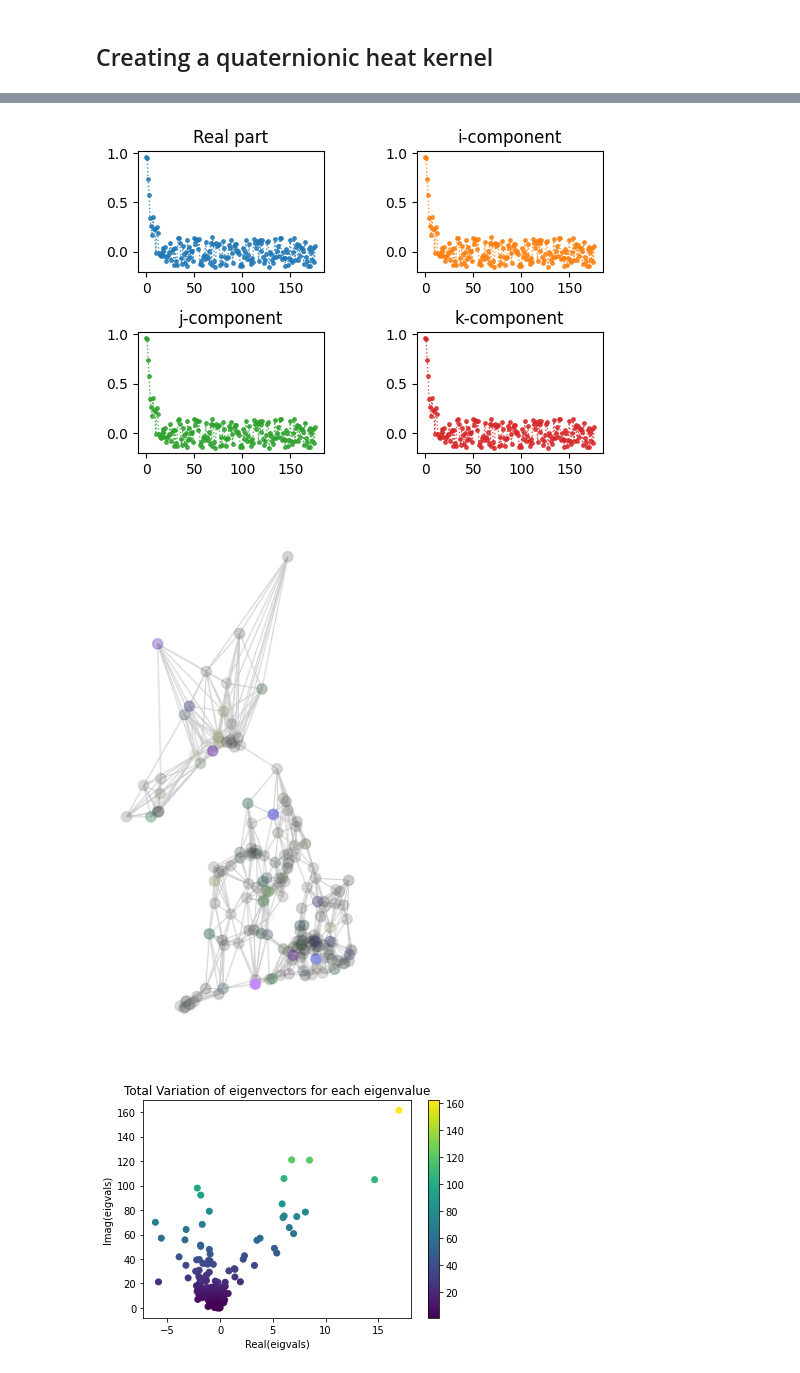
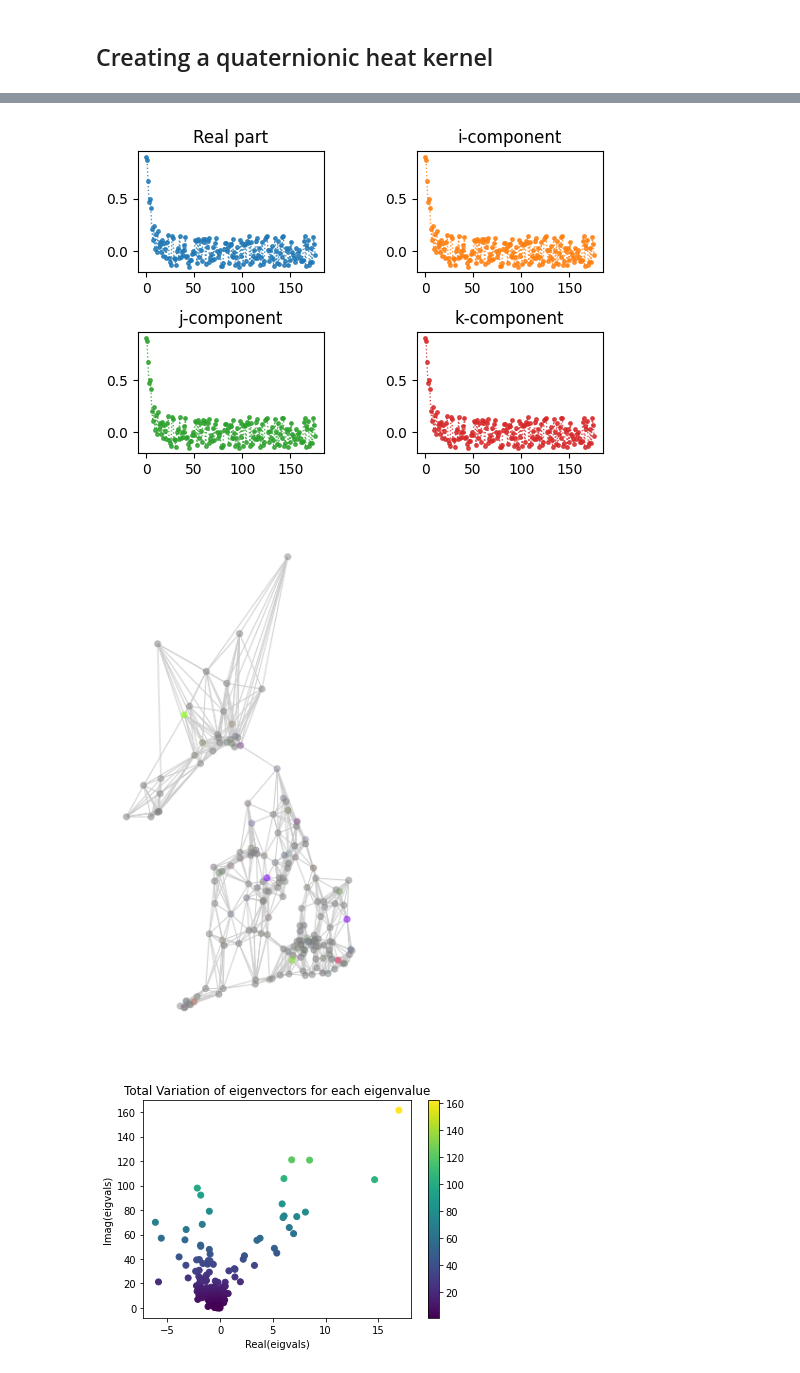
Before and after one commit to gboaviagem/gspx, a Jupyter notebook: notebooks/04_qlms.ipynb, the cells around one changed output, grey strips where cells are left out. Drawn from its saved outputs; the diff is of its cells as text; code cells hidden in the pictures.

```diff
--- a/notebooks/04_qlms.ipynb
+++ b/notebooks/04_qlms.ipynb
@@ -39,7 +39,8 @@ Sorting the frequencies based on Total Variation.
 # %%
 # Heat kernel in all 4 quaternion dimensions
 k = 0.2
-ss = np.exp(-k * np.arange(len(qgft.idx_freq)))
+ss = np.zeros(len(qgft.idx_freq))
+ss[qgft.idx_freq] = np.exp(-k * np.arange(len(qgft.idx_freq)))
 
 ss = QuaternionSignal.from_rectangular(
     np.hstack([ss[:, np.newaxis]] * 4)
@@ -59,20 +58,20 @@ findfont: Font family ['palatino'] not found. Falling back to DejaVu Sans.
 [figure]
 # %%
-QuaternionSignal.show(ss + nn)
+QuaternionSignal.show(ss + nn, ordering=qgft.idx_freq)
 # %% [output]
-[figure, old version]
+[figure, new version]
 # %%
 s = qgft.inverse_transform(ss)
 
 obj = QuaternionSignal.from_samples(s.matrix.ravel())
 node_color = [tuple(rgba) for rgba in obj.to_rgba()]
 
 plot_graph(
     Aq.abs(), coords=coords, colors=node_color,
     figsize=(4, 8), colormap='viridis',
-    node_size=120)
+    node_size=40)
 # %% [output]
-[figure, old version]
+[figure, new version]
 # %%
 import matplotlib.pyplot as plt
 import numpy as np
```
Also changed, not shown: parts of 9 cells of this notebook, 4 other files.
